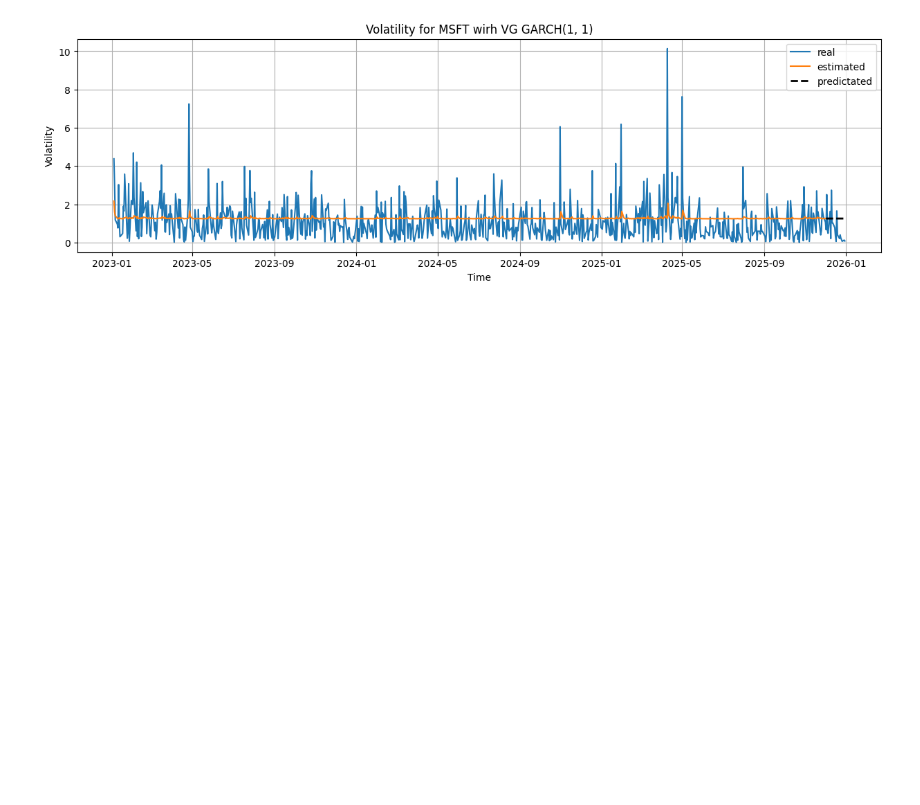
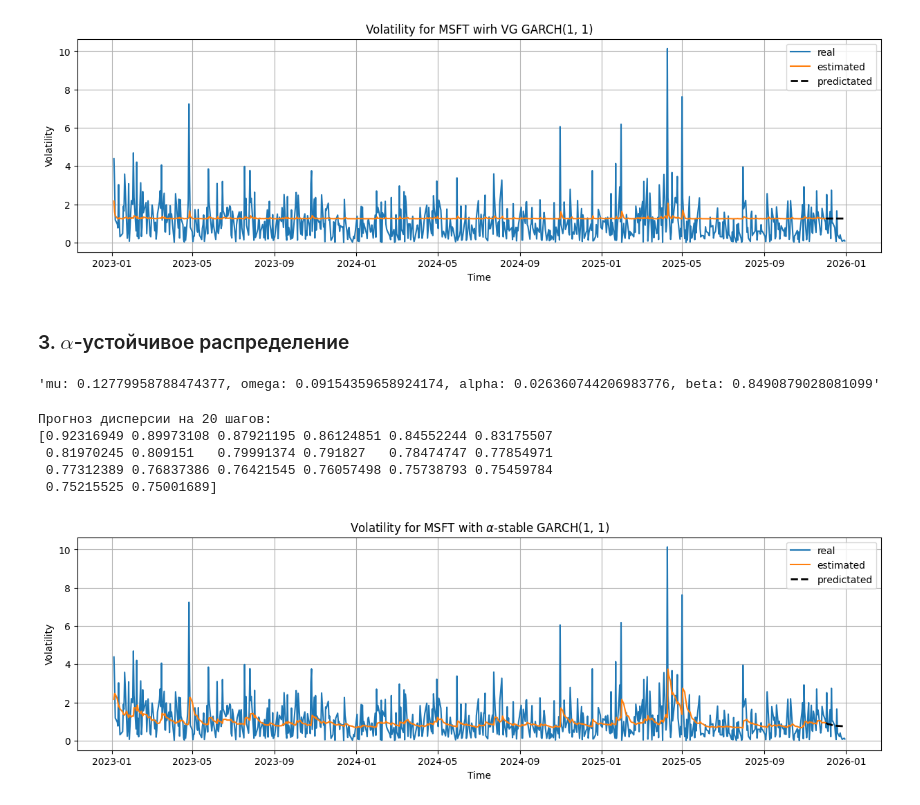
Before and after one commit to Klimentij-Kvl/famcs-archive, a Jupyter notebook: 3-year/Statistical Analysis of Time Series/lab7_kovalevskij.ipynb, the cells around one changed output. Drawn from its saved outputs; the diff is of its cells as text; code cells hidden in the pictures; blank space fills up the shorter version.

Commit message:
Added alpha-stable GARCH estimating real data

```diff
--- a/3-year/Statistical Analysis of Time Series/lab7_kovalevskij.ipynb
+++ b/3-year/Statistical Analysis of Time Series/lab7_kovalevskij.ipynb
@@ -629,3 +629,39 @@ plt.grid()
 plt.show()
 # %% [output]
 [figure]
+# %% [markdown]
+### 3. $\alpha$-устойчивое распределение
+# %%
+real_as_model = garch11(dist='as')
+real_as_model.fit(returns_scaled.to_numpy()[:-PREDICTION_STEPS])
+real_as_model.summary()
+# %% [output]
+'mu: 0.12779958788474377, omega: 0.09154359658924174, alpha: 0.026360744206983776, beta: 0.8490879028081099'
+# %%
+resid_r_as = real_as_model.resid  # r_t
+cond_vol_r_as = real_as_model.conditional_volatility  # sigma_t
+std_resid_as = resid_r_as / cond_vol_r_as # z_t
+# %%
+forecast_r_as = real_as_model.predict(horizon=PREDICTION_STEPS)
+print(f"\nПрогноз дисперсии на {PREDICTION_STEPS} шагов:")
+print(forecast_r_as)
+# %% [output]
+Прогноз дисперсии на 20 шагов:
+[0.92316949 0.89973108 0.87921195 0.86124851 0.84552244 0.83175507
+ 0.81970245 0.809151   0.79991374 0.791827   0.78474747 0.77854971
+ 0.77312389 0.76837386 0.76421545 0.76057498 0.75738793 0.75459784
+ 0.75215525 0.75001689]
+# %%
+fig, ax = plt.subplots(1, 1, figsize=(15, 4))
+plt.plot(np.abs(returns_scaled), label="real")
+plt.plot(returns_scaled.index[:-PREDICTION_STEPS], cond_vol_r_as, color='tab:orange', label="estimated")
+plt.plot(returns_scaled.index[-PREDICTION_STEPS:], forecast_r_as, color='black', linestyle='--', linewidth=2, label="predictated")
+
+plt.title(fr"Volatility for MSFT with $\alpha$-stable GARCH(1, 1)")
+plt.xlabel("Time")
+plt.ylabel("Volatility")
+plt.legend()
+plt.grid()
+plt.show()
+# %% [output]
+[figure, added]
```
Also changed, not shown: parts of 1 cell of this notebook.
